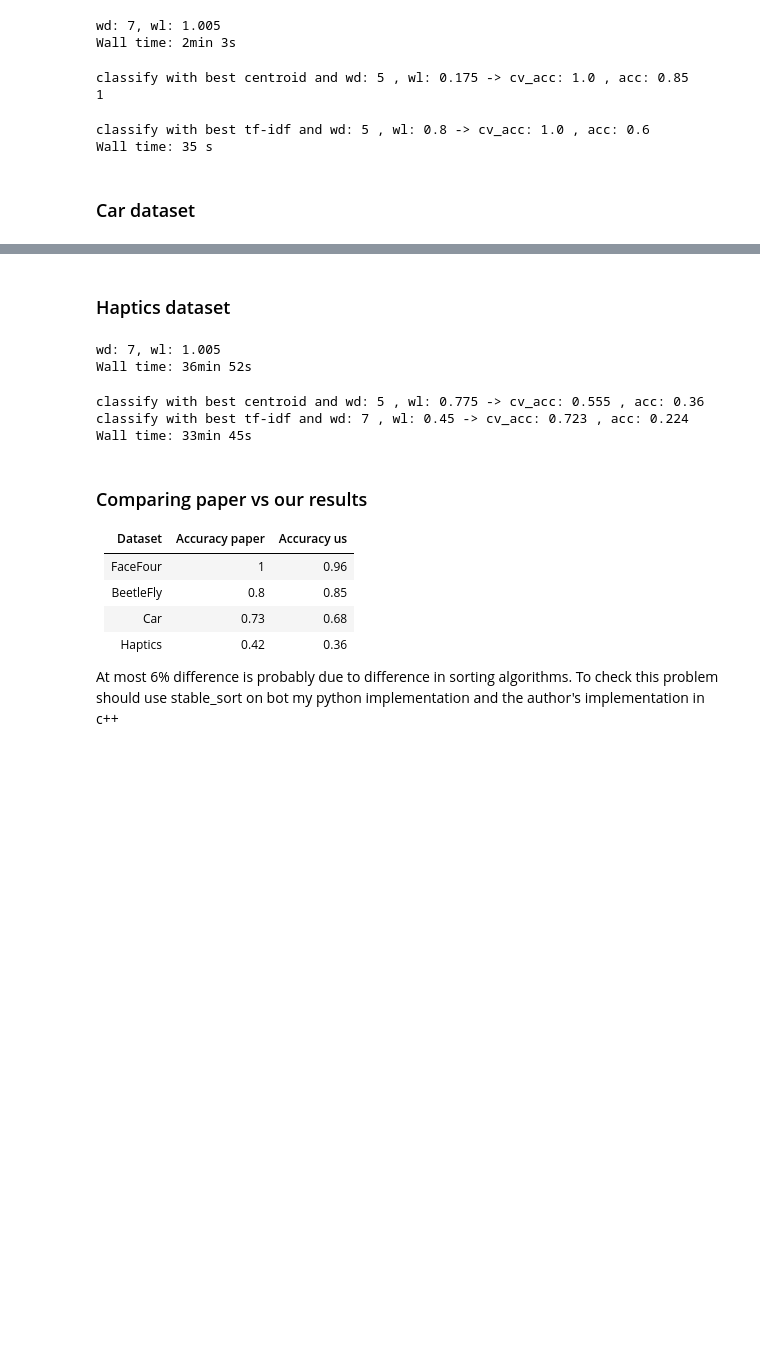
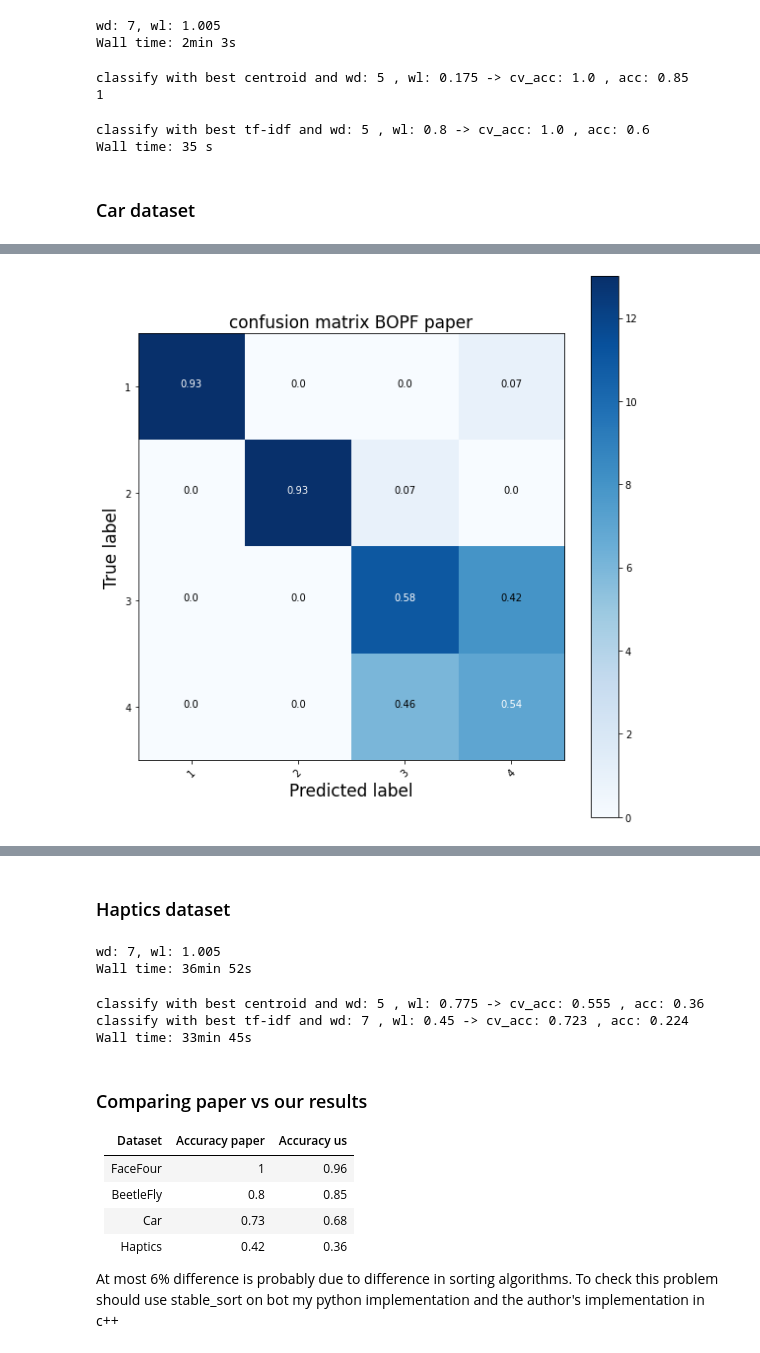
Before and after one commit to frmunozz/irregular-bag-of-pattern, a Jupyter notebook: notebooks/bagOfPatternsFeature.ipynb, the cells around one changed output, grey strips where cells are left out. Saved outputs shown, nothing was run; the diff lists cells and outputs as text; code cells hidden in the pictures; blank space fills up the shorter version.

```diff
--- a/notebooks/bagOfPatternsFeature.ipynb
+++ b/notebooks/bagOfPatternsFeature.ipynb
@@ -136,7 +149,7 @@ from src.utils import sort_trim_arr
 # %%
 # load the test set
 bopf_t = BagOfPatternFeature(special_character=False)
-path_t = "D:/tesis/UCRArchive_2018/FaceFour/FaceFour_TEST.tsv"
+path_t = "../../UCRArchive_2018/FaceFour/FaceFour_TEST.tsv"
 bopf_t.load_dataset(path_t, fmt="file")
 
 # compute CUMSUM matrix for test set
@@ -374,8 +421,8 @@ Wall time: 35 s
 ### Car dataset
 # %%
 %%time
-train_file = "D:/tesis/UCRArchive_2018/Car/Car_TRAIN.tsv"
-test_file = "D:/tesis/UCRArchive_2018/Car/Car_TEST.tsv"
+train_file = "../../UCRArchive_2018/Car/Car_TRAIN.tsv"
+test_file = "../../UCRArchive_2018/Car/Car_TEST.tsv"
 wd_arr = [3, 4, 5, 6, 7]
 step = 0.025
 wl_arr = np.round((np.arange(int(1/step))+1)*step, 3)
@@ -386,4 +434,4 @@ Wall time: 6min 15s
 # %%
 top_n = 50
-main_test_ucr_p2(bopf1, bopf_t1, output_dict1, top_n)
+pred_modified, test_modified, acc_modified = main_test_ucr_p2(bopf1, bopf_t1, output_dict1, top_n)
 # %% [output]
@@ -391 +439,11 @@ classify with best centroid and wd: 7 , wl: 0.3 -> cv_acc: 0.917 , acc: 0.683
 classify with best tf-idf and wd: 6 , wl: 0.85 -> cv_acc: 0.833 , acc: 0.483
+# %%
+wd = 7
+wl = 0.175
+s_index = 166
+bopf_t1.bop(wd, wl, verbose=False)
+test_bop_sort = sort_trim_arr(bopf_t1.train_bop, output_dict1["bop_feature_index"][s_index],
+                              bopf_t1.m, output_dict1["bop_fea_num"][s_index])
+pred_modified = classify_v2(test_bop_sort, output_dict1["bop_features"][s_index], bopf1.tlabel,
+                               bopf_t1.m, bopf1.c, output_dict1["bop_fea_num"][s_index])
+pred_modified
@@ -391,0 +456,66 @@ classify with best tf-idf and wd: 6 , wl: 0.85 -> cv_acc: 0.833 , acc: 0.483
+# %%
+pred_test_car_paper = [(3,4),(3,3),(2,2),(3,3),(3,4),(3,3),(4,4),(4,4),(2,2),(3,4),(1,1),
+                       (1,1),(4,1),(4,3),(3,4),(3,3),(3,3),(4,4),(2,2),(4,4),(2,2),(2,2),
+                       (4,3),(2,2),(3,3),(2,2),(3,3),(4,3),(1,1),(2,2),(3,4),(1,1),(4,4),
+                       (1,1),(3,4),(4,3),(1,1),(3,3),(1,1),(3,3),(3,2),(2,2),(3,3),(2,2),
+                       (2,2),(2,2),(4,3),(4,3),(1,1),(1,1),(4,4),(3,3),(1,1),(1,1),(2,2),
+                       (1,1),(1,1),(4,3),(4,3),(4,4),]
+pred_paper = []
+test_paper = []
+for x in pred_test_car_paper:
+    pred_paper.append(x[0])
+    test_paper.append(x[1])
+
+def plot_confusion_matrix(cm, classes,
+                          normalize=False,
+                          title='Confusion matrix',
+                          cmap=plt.cm.Blues):
+    """
+    This function prints and plots the confusion matrix.
+    Normalization can be applied by setting `normalize=True`.
+    """
+    plt.imshow(cm, interpolation='nearest', cmap=cmap)
+    plt.title(title, fontsize=17)
+    plt.colorbar()
+    tick_marks = np.arange(len(classes))
+    plt.xticks(tick_marks, classes, rotation=45)
+    plt.yticks(tick_marks, classes)
+
+    if normalize:
+        cm = np.round(cm.astype('float') / cm.sum(axis=1)[:, np.newaxis], 2)
+        print("Normalized confusion matrix")
+    else:
+        print('Confusion matrix, without normalization')
+
+#     print(cm)
+
+    thresh = cm.max() / 2.
+    for i, j in itertools.product(range(cm.shape[0]), range(cm.shape[1])):
+        plt.text(j, i, cm[i, j],
+                 horizontalalignment="center",
+                 color="white" if cm[i, j] > thresh else "black")
+
+    plt.tight_layout()
+    plt.ylabel('True label', fontsize=17)
+    plt.xlabel('Predicted label', fontsize=17)
+
+
+
+cnf_matrix = confusion_matrix(test_paper, pred_paper)
+np.set_printoptions(precision=2)
+
+cnf_matrix2 = confusion_matrix(test_modified, pred_modified)
+np.set_printoptions(precision=2)
+
+plt.figure(figsize=(8, 8))
+plot_confusion_matrix(cnf_matrix, bopf1.tlabel, normalize=True,
+                      title='confusion matrix BOPF paper')
+
+print(classification_report(test_paper, pred_paper))
+
+plt.figure(figsize=(8, 8))
+plot_confusion_matrix(cnf_matrix2, bopf1.tlabel, normalize=True,
+                      title='confusion matrix BOPF modified')
+
+print(classification_report(test_modified, pred_modified))
+# %% [output]
@@ -391,0 +539 @@ classify with best tf-idf and wd: 6 , wl: 0.85 -> cv_acc: 0.833 , acc: 0.483
+[figure, added]
```
Also changed, not shown: parts of 18 cells of this notebook, 19 other files.
